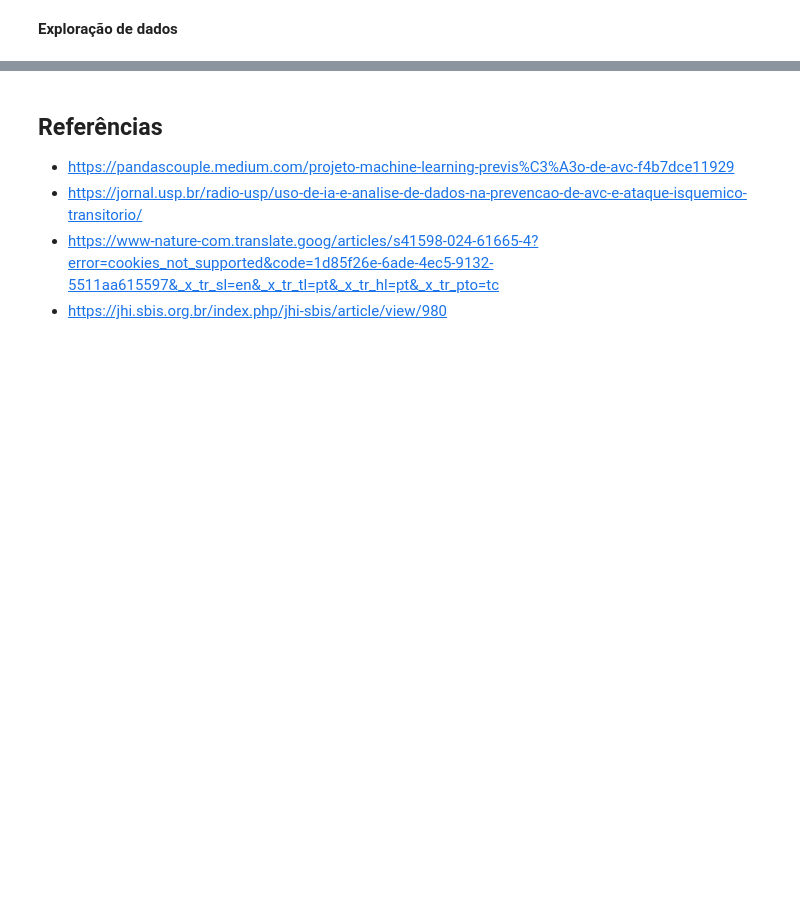
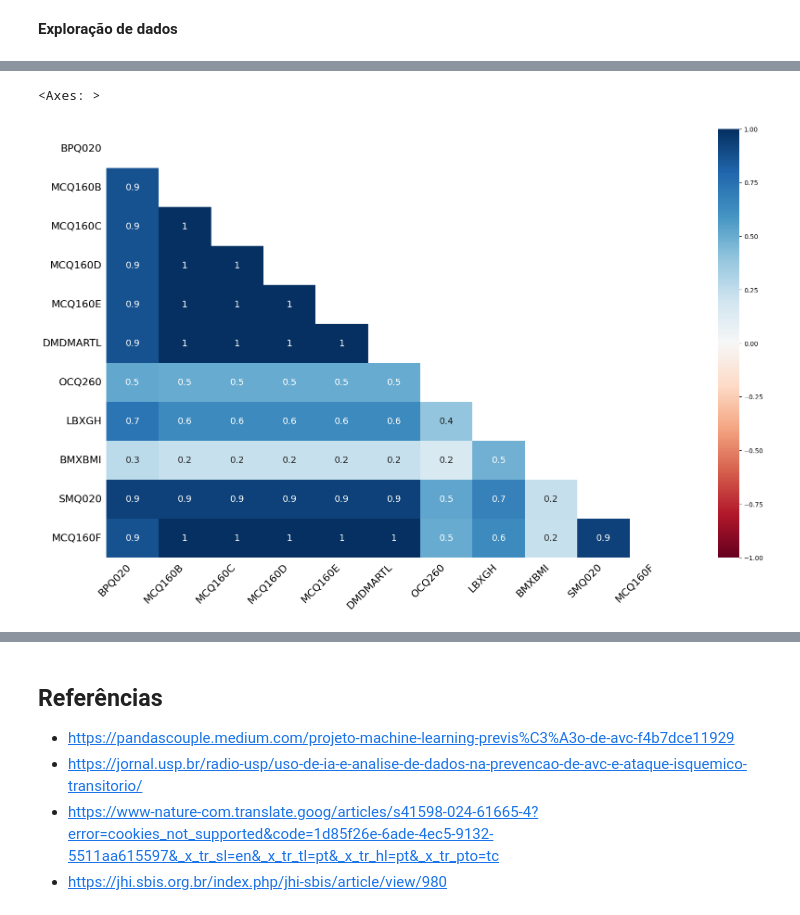
Before and after one commit to paulosobral/fiap-pos-tech-ia-para-devs, a Jupyter notebook: 01-aulas-gravadas/01-welcome-to-ia-para-devs/07-tech-challenge/tech-challenge-fase-1.ipynb, the cells around one changed output, grey strips where cells are left out. Saved outputs shown, nothing was run; the diff lists cells and outputs as text; code cells hidden in the pictures; blank space fills up the shorter version.

```diff
--- a/01-aulas-gravadas/01-welcome-to-ia-para-devs/07-tech-challenge/tech-challenge-fase-1.ipynb
+++ b/01-aulas-gravadas/01-welcome-to-ia-para-devs/07-tech-challenge/tech-challenge-fase-1.ipynb
@@ -130,3 +186,8 @@ df.head(5)
+# %%
+msno.heatmap(df)
+# %% [output]
+<Axes: >
+[figure, added]
 # %%
 df.info
 # %% [output]
```
Also changed, not shown: parts of 6 cells of this notebook, 1 other file.
